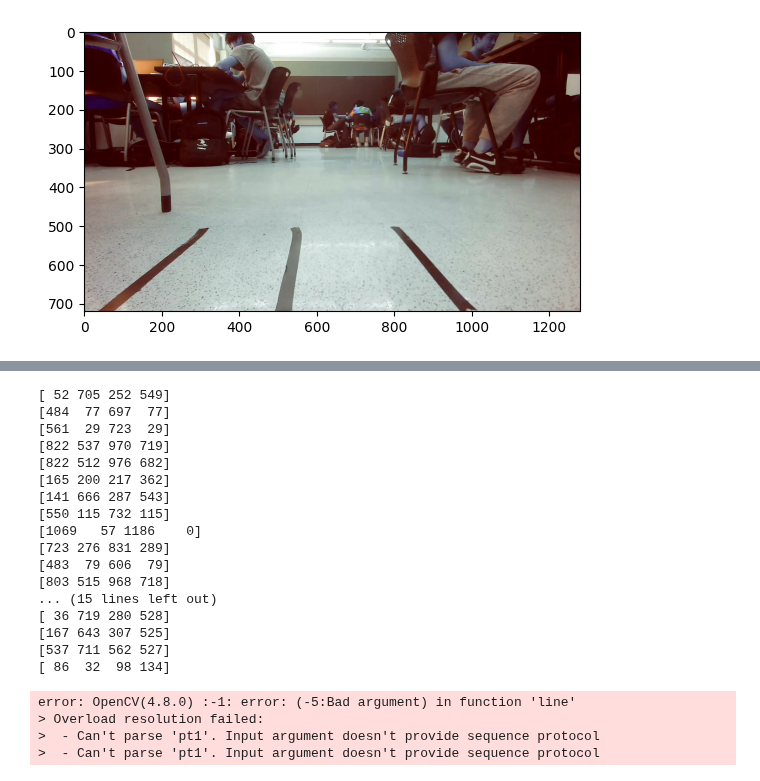
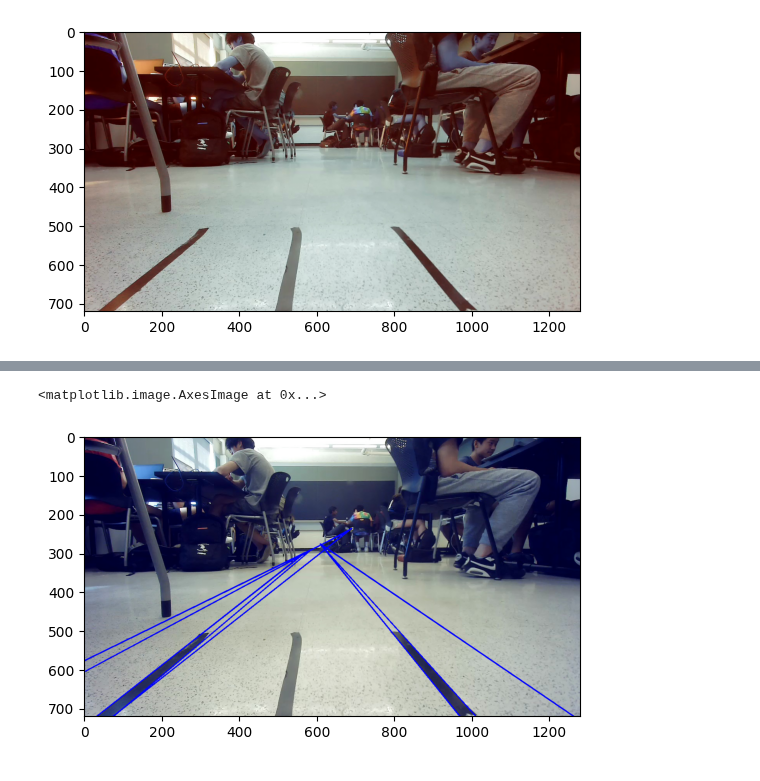
Before and after one commit to DevashishDas3/cv-intro, a Jupyter notebook: network_stream_capture_notebook.ipynb, the cells around one changed output, grey strips where cells are left out. Saved outputs shown, nothing was run; the diff lists cells and outputs as text; code cells hidden in the pictures.

```diff
--- a/network_stream_capture_notebook.ipynb
+++ b/network_stream_capture_notebook.ipynb
@@ -96,29 +96,9 @@ got in true
 # %%
 
 
-ld.draw_lines(img, lines)
 ld.draw_lanes(img, lanes)
 
 plt.imshow(cv2.cvtColor(img, cv2.COLOR_BGR2RGB))
 # %% [output]
-[ 52 705 252 549]
-[484  77 697  77]
-[561  29 723  29]
-[822 537 970 719]
-[822 512 976 682]
-[165 200 217 362]
-[141 666 287 543]
-[550 115 732 115]
-[1069   57 1186    0]
-[723 276 831 289]
-[483  79 606  79]
-[803 515 968 718]
-... (15 lines left out)
-[ 36 719 280 528]
-[167 643 307 525]
-[537 711 562 527]
-[ 86  32  98 134]
+<matplotlib.image.AxesImage at 0x...>
-error: OpenCV(4.8.0) :-1: error: (-5:Bad argument) in function 'line'
-> Overload resolution failed:
->  - Can't parse 'pt1'. Input argument doesn't provide sequence protocol
->  - Can't parse 'pt1'. Input argument doesn't provide sequence protocol
+[figure, added]
```
Also changed, not shown: parts of 2 cells of this notebook, 2 other files.
